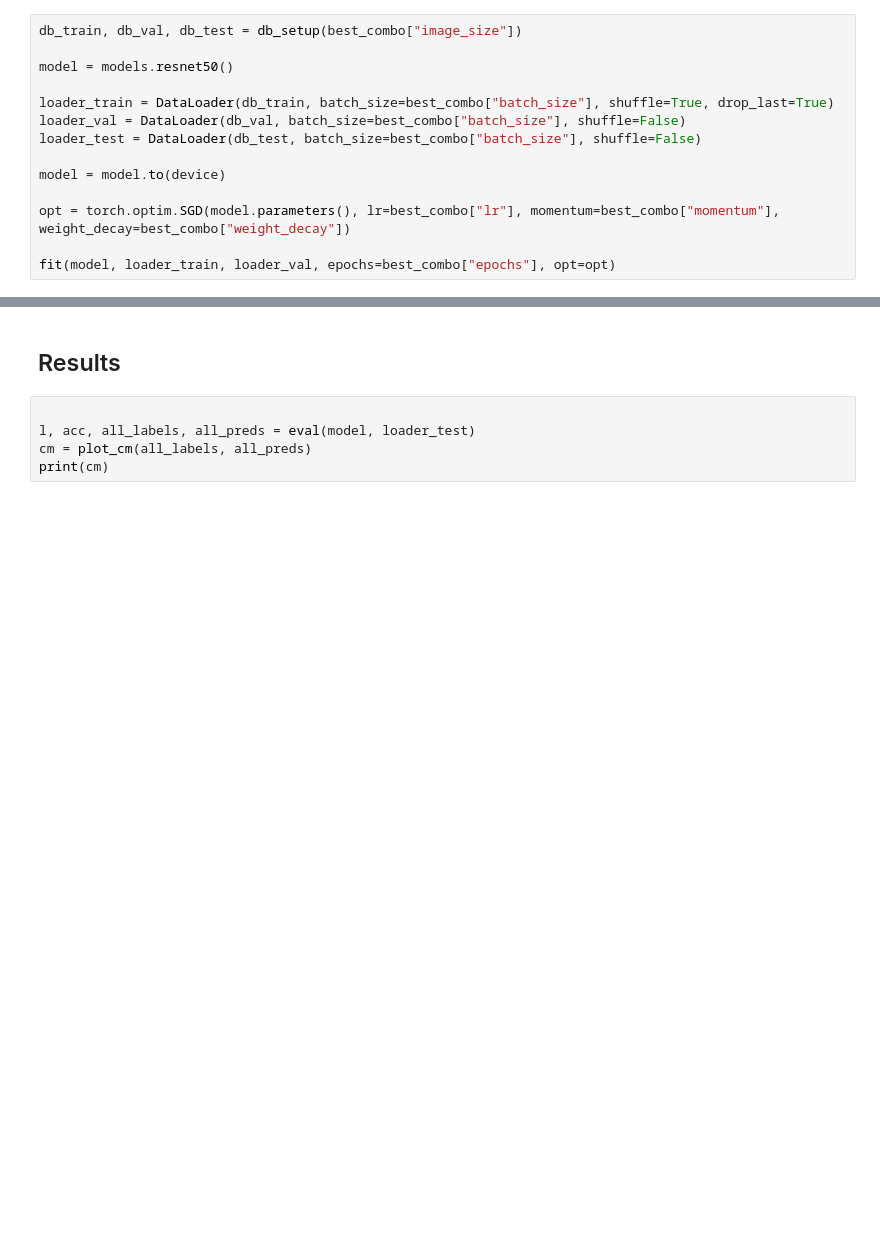
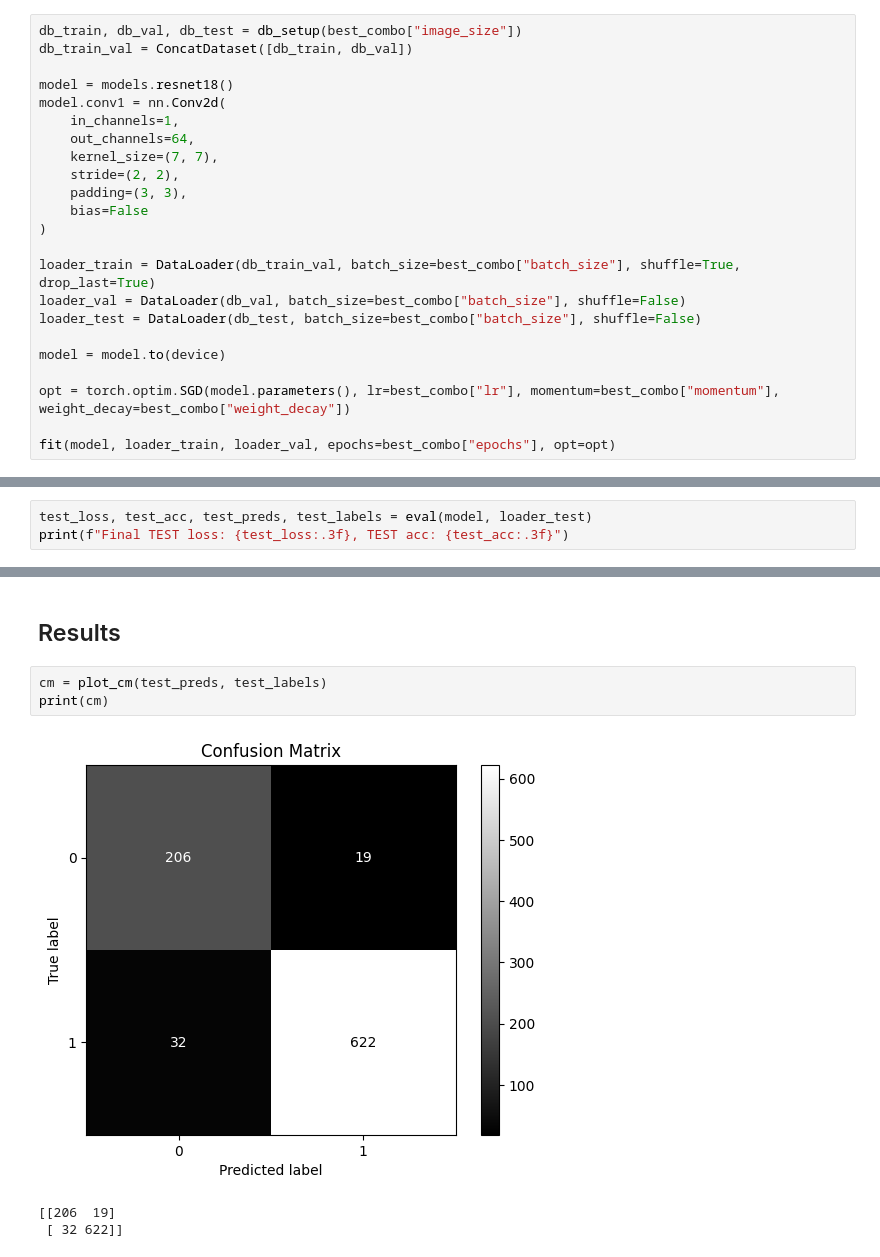
Before and after one commit to VinnyIadarola/Pneumonia-Detection-Neural-Network, a Jupyter notebook: 2.PneumoniaDetector.ipynb, the cells around one changed output, grey strips where cells are left out. Cells and saved outputs as stored; diff of their text form; blank space fills up the shorter version.

Commit message:
MinorCodeChanges + TrainedOutput

```diff
--- a/2.PneumoniaDetector.ipynb
+++ b/2.PneumoniaDetector.ipynb
@@ -260,10 +268,19 @@ print(f'Best Test loss: {best_loss:.3f}')
 ## Refit on Best
 # %%
 db_train, db_val, db_test = db_setup(best_combo["image_size"])
+db_train_val = ConcatDataset([db_train, db_val])
 
-model = models.resnet50()
+model = models.resnet18()
+model.conv1 = nn.Conv2d(
+    in_channels=1,
+    out_channels=64,
+    kernel_size=(7, 7),
+    stride=(2, 2),
+    padding=(3, 3),
+    bias=False
+)
 
-loader_train = DataLoader(db_train, batch_size=best_combo["batch_size"], shuffle=True, drop_last=True)
+loader_train = DataLoader(db_train_val, batch_size=best_combo["batch_size"], shuffle=True, drop_last=True)
 loader_val = DataLoader(db_val, batch_size=best_combo["batch_size"], shuffle=False)
 loader_test = DataLoader(db_test, batch_size=best_combo["batch_size"], shuffle=False)
 
@@ -274,0 +316,3 @@ fit(model, loader_train, loader_val, epochs=best_combo["epochs"], opt=opt)
+# %%
+test_loss, test_acc, test_preds, test_labels = eval(model, loader_test)
+print(f"Final TEST loss: {test_loss:.3f}, TEST acc: {test_acc:.3f}")
@@ -275,7 +321,9 @@ fit(model, loader_train, loader_val, epochs=best_combo["epochs"], opt=opt)
 # %% [markdown]
 ## Results
 # %%
-
-l, acc, all_labels, all_preds = eval(model, loader_test)
-cm = plot_cm(all_labels, all_preds)
+cm = plot_cm(test_preds, test_labels)
 print(cm)
+# %% [output]
+[figure, added]
+[[206  19]
+ [ 32 622]]
```
Also changed, not shown: parts of 7 cells of this notebook.
